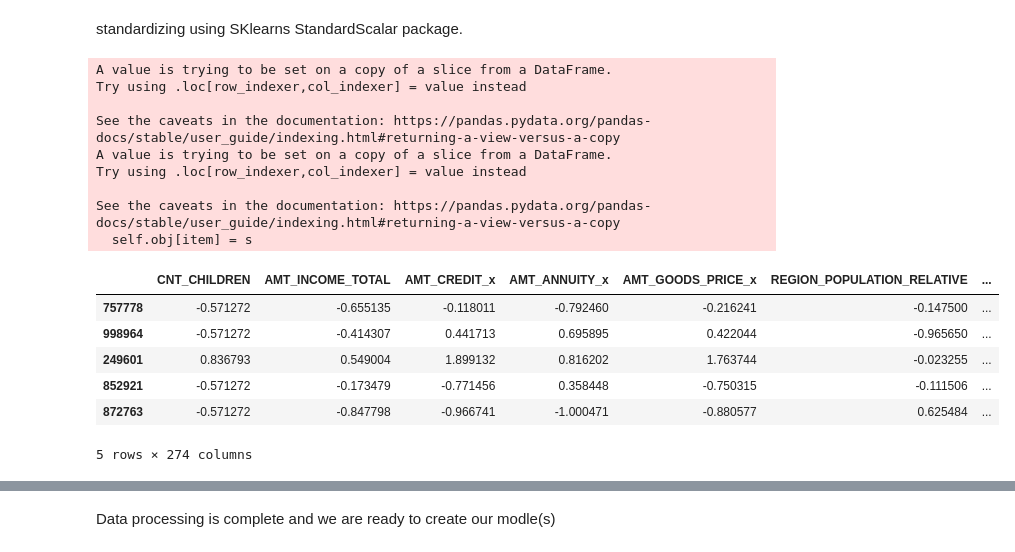
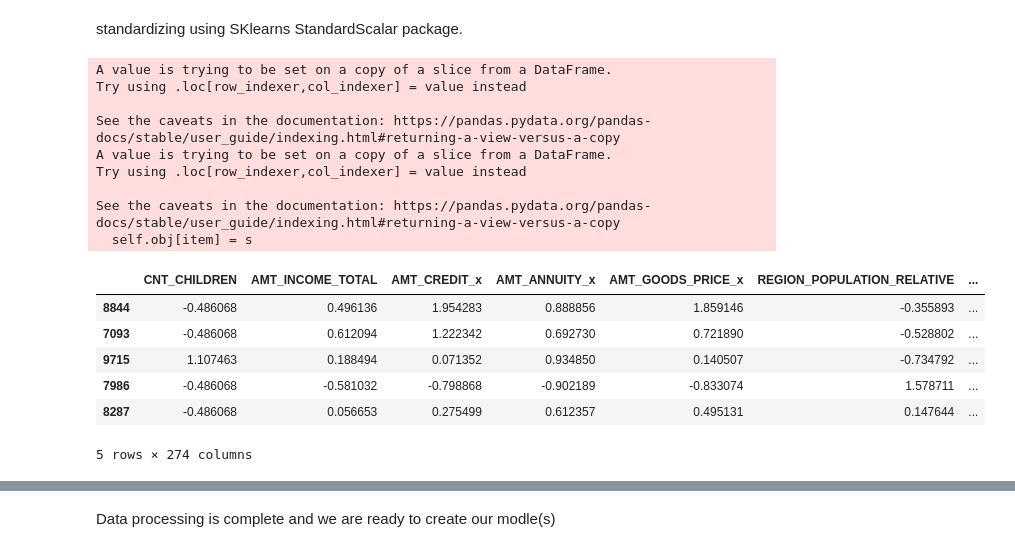
Before and after one commit to danielmmarquez/capstoneTwo-project, a Jupyter notebook: LoanDefaultData/redo.ipynb, the cells around one changed output, grey strips where cells are left out. Drawn from its saved outputs; the diff is of its cells as text; code cells hidden in the pictures.

```diff
--- a/LoanDefaultData/redo.ipynb
+++ b/LoanDefaultData/redo.ipynb
@@ -398,5 +386,0 @@ for i in amt_cs:
-# %%
-'''cols = ["DAYS_FIRST_DRAWING","DAYS_FIRST_DUE","DAYS_LAST_DUE_1ST_VERSION",
-        "DAYS_LAST_DUE","DAYS_TERMINATION",'CNT_PAYMENT']
-for i in cols :
-    mergeddf[i]  = mergeddf[i].fillna(mergeddf[i].median())'''
@@ -586,0 +566,2 @@ Splitting the data into train and test sets
+# %%
+X_train80, X_test20, y_train80, y_test20 = train_test_split(X, y, train_size=0.8, random_state=10)
@@ -586,0 +570,3 @@ Splitting the data into train and test sets
+# %%
+smote = SMOTE(random_state=42)
+Xsmote, ysmote = smote.fit_resample(X_train80, y_train80)
@@ -587,5 +575,5 @@ Splitting the data into train and test sets
 # %%
-X_train, X_test, y_train, y_test = train_test_split(X, y, train_size=0.7, random_state=10)
+X_train, X_test, y_train, y_test = train_test_split(Xsmote, ysmote, train_size=0.7, random_state=10)
 # %% [markdown]
 printing each variable along with thier shape
 # %%
@@ -637,8 +625,8 @@ Name: TARGET, dtype: int64
 # %% [markdown]
 standardizing using SKlearns StandardScalar package.
 # %%
-from sklearn.preprocessing import StandardScaler
-
+'''from sklearn.preprocessing import StandardScaler
+'''
 scaler = StandardScaler()
 #standardising X_train
 X_train[['CNT_CHILDREN','AMT_INCOME_TOTAL','AMT_CREDIT_x','AMT_ANNUITY_x',
@@ -646,38 +634,38 @@ X_train[['CNT_CHILDREN','AMT_INCOME_TOTAL','AMT_CREDIT_x','AMT_ANNUITY_x',
          'DAYS_EMPLOYED','DAYS_REGISTRATION','DAYS_ID_PUBLISH','CNT_FAM_MEMBERS',
          'HOUR_APPR_PROCESS_START_x','LIVE_CITY_NOT_WORK_CITY','OBS_30_CNT_SOCIAL_CIRCLE',
          'DEF_30_CNT_SOCIAL_CIRCLE','OBS_60_CNT_SOCIAL_CIRCLE','DEF_60_CNT_SOCIAL_CIRCLE',
          'DAYS_LAST_PHONE_CHANGE','AMT_REQ_CREDIT_BUREAU_HOUR','AMT_REQ_CREDIT_BUREAU_DAY',
          'AMT_REQ_CREDIT_BUREAU_WEEK','AMT_REQ_CREDIT_BUREAU_MON','AMT_REQ_CREDIT_BUREAU_QRT',
          'AMT_REQ_CREDIT_BUREAU_YEAR','AMT_ANNUITY_y','AMT_APPLICATION','AMT_CREDIT_y',
          'AMT_GOODS_PRICE_y','HOUR_APPR_PROCESS_START_y','FLAG_LAST_APPL_PER_CONTRACT',
          'NFLAG_LAST_APPL_IN_DAY','DAYS_DECISION','SELLERPLACE_AREA','CNT_PAYMENT']] = scaler.fit_transform(X_train[['CNT_CHILDREN','AMT_INCOME_TOTAL','AMT_CREDIT_x',
                                                                'AMT_ANNUITY_x','AMT_GOODS_PRICE_x','REGION_POPULATION_RELATIVE',
                                                                'DAYS_BIRTH','DAYS_EMPLOYED','DAYS_REGISTRATION','DAYS_ID_PUBLISH',
                                                                'CNT_FAM_MEMBERS','HOUR_APPR_PROCESS_START_x','LIVE_CITY_NOT_WORK_CITY',
                                                                'OBS_30_CNT_SOCIAL_CIRCLE','DEF_30_CNT_SOCIAL_CIRCLE','OBS_60_CNT_SOCIAL_CIRCLE',
                                                                'DEF_60_CNT_SOCIAL_CIRCLE','DAYS_LAST_PHONE_CHANGE','AMT_REQ_CREDIT_BUREAU_HOUR',
                                                                'AMT_REQ_CREDIT_BUREAU_DAY','AMT_REQ_CREDIT_BUREAU_WEEK','AMT_REQ_CREDIT_BUREAU_MON',
                                                                'AMT_REQ_CREDIT_BUREAU_QRT','AMT_REQ_CREDIT_BUREAU_YEAR','AMT_ANNUITY_y','AMT_APPLICATION',
                                                                'AMT_CREDIT_y','AMT_GOODS_PRICE_y','HOUR_APPR_PROCESS_START_y','FLAG_LAST_APPL_PER_CONTRACT',
                                                                'NFLAG_LAST_APPL_IN_DAY','DAYS_DECISION','SELLERPLACE_AREA','CNT_PAYMENT']])
 
 X_train.head()
 # %% [output]
 A value is trying to be set on a copy of a slice from a DataFrame.
 Try using .loc[row_indexer,col_indexer] = value instead
 
 See the caveats in the documentation: https://pandas.pydata.org/pandas-docs/stable/user_guide/indexing.html#returning-a-view-versus-a-copy
 A value is trying to be set on a copy of a slice from a DataFrame.
 Try using .loc[row_indexer,col_indexer] = value instead
 
 See the caveats in the documentation: https://pandas.pydata.org/pandas-docs/stable/user_guide/indexing.html#returning-a-view-versus-a-copy
   self.obj[item] = s
 |  | CNT_CHILDREN | AMT_INCOME_TOTAL | AMT_CREDIT_x | AMT_ANNUITY_x | AMT_GOODS_PRICE_x | REGION_POPULATION_RELATIVE | ... |
-| 757778 | -0.571272 | -0.655135 | -0.118011 | -0.792460 | -0.216241 | -0.147500 | ... |
-| 998964 | -0.571272 | -0.414307 | 0.441713 | 0.695895 | 0.422044 | -0.965650 | ... |
-| 249601 | 0.836793 | 0.549004 | 1.899132 | 0.816202 | 1.763744 | -0.023255 | ... |
-| 852921 | -0.571272 | -0.173479 | -0.771456 | 0.358448 | -0.750315 | -0.111506 | ... |
-| 872763 | -0.571272 | -0.847798 | -0.966741 | -1.000471 | -0.880577 | 0.625484 | ... |
+| 8844 | -0.486068 | 0.496136 | 1.954283 | 0.888856 | 1.859146 | -0.355893 | ... |
+| 7093 | -0.486068 | 0.612094 | 1.222342 | 0.692730 | 0.721890 | -0.528802 | ... |
+| 9715 | 1.107463 | 0.188494 | 0.071352 | 0.934850 | 0.140507 | -0.734792 | ... |
+| 7986 | -0.486068 | -0.581032 | -0.798868 | -0.902189 | -0.833074 | 1.578711 | ... |
+| 8287 | -0.486068 | 0.056653 | 0.275499 | 0.612357 | 0.495131 | 0.147644 | ... |
 5 rows × 274 columns
 # %%
 #standardizing X_test
```
Also changed, not shown: parts of 137 cells of this notebook.
